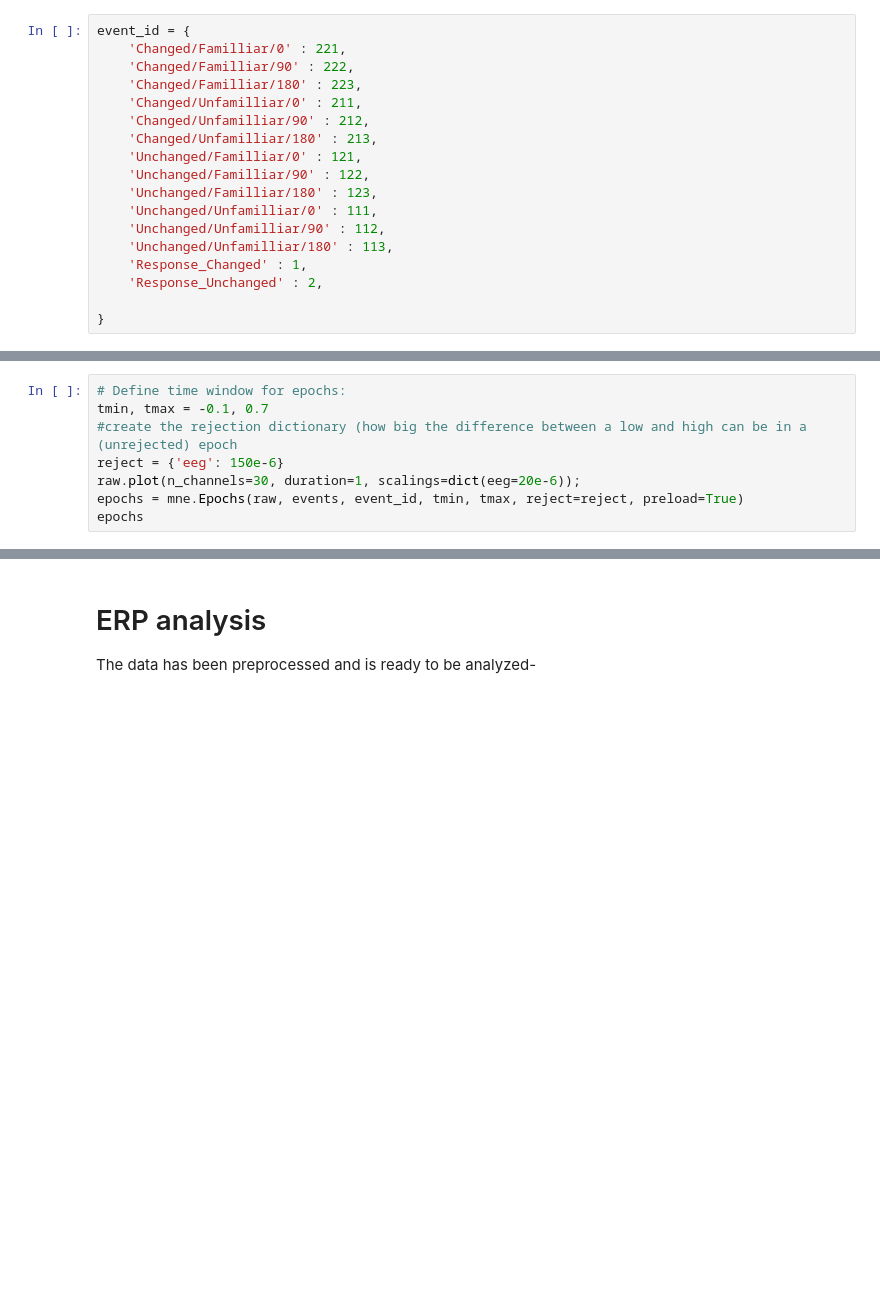
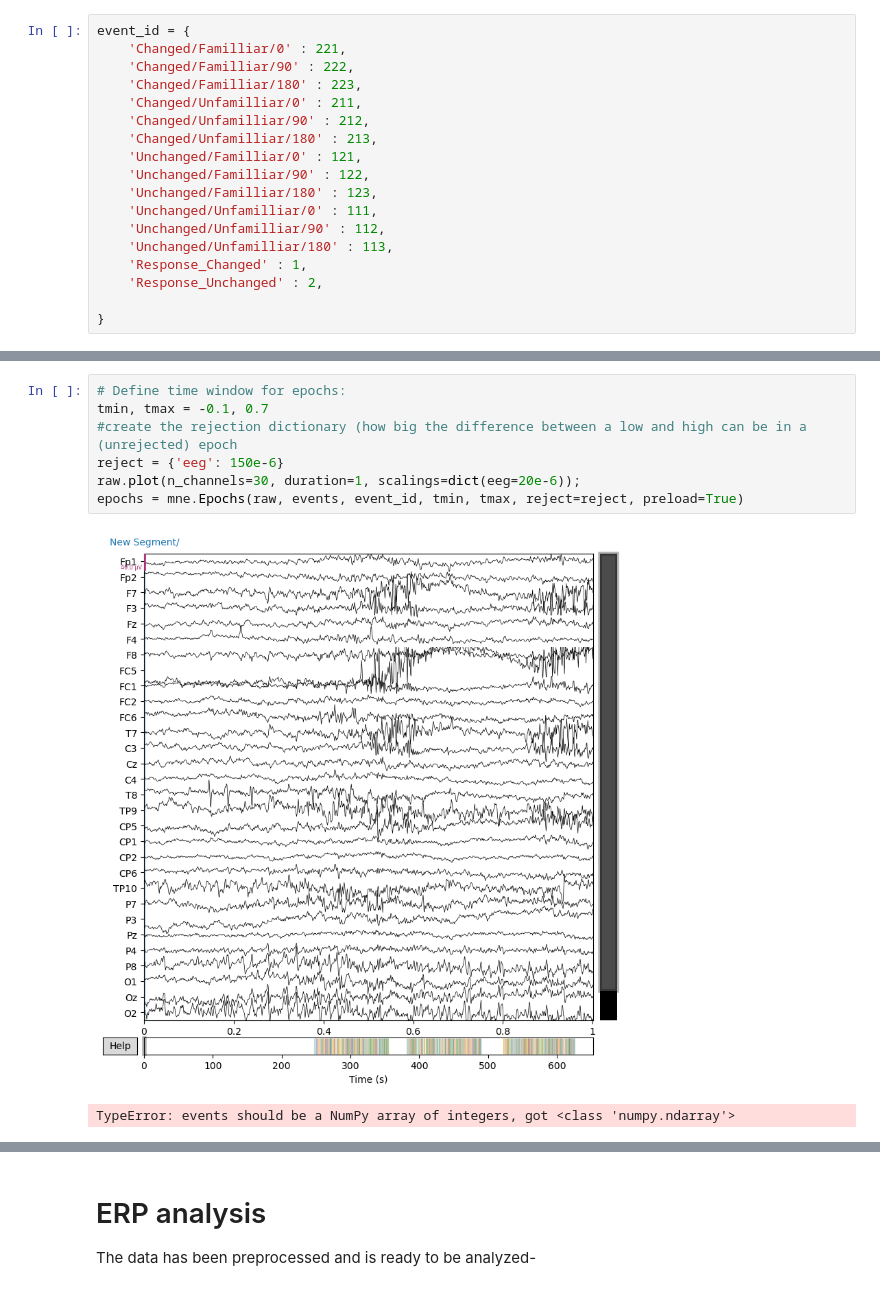
Before and after one commit to lauritswl/EEG_Thatcher_Effect, a Jupyter notebook: thatcher_experiment_notebook_EEG.ipynb, the cells around one changed output, grey strips where cells are left out. Drawn from its saved outputs; the diff is of its cells as text; blank space fills up the shorter version.

```diff
--- a/thatcher_experiment_notebook_EEG.ipynb
+++ b/thatcher_experiment_notebook_EEG.ipynb
@@ -135,11 +224,13 @@ mne.viz.plot_events(events, sfreq=250, first_samp=raw.first_samp, event_id=event
 # %%
 # Define time window for epochs:
 tmin, tmax = -0.1, 0.7
 #create the rejection dictionary (how big the difference between a low and high can be in a (unrejected) epoch
 reject = {'eeg': 150e-6}
 raw.plot(n_channels=30, duration=1, scalings=dict(eeg=20e-6));
 epochs = mne.Epochs(raw, events, event_id, tmin, tmax, reject=reject, preload=True)
-epochs
+# %% [output]
+[figure, added]
+TypeError: events should be a NumPy array of integers, got <class 'numpy.ndarray'>
 # %%
 # Downsample the data:
 epochs_resampled = epochs.resample(250)
```
Also changed, not shown: parts of 17 cells of this notebook.
